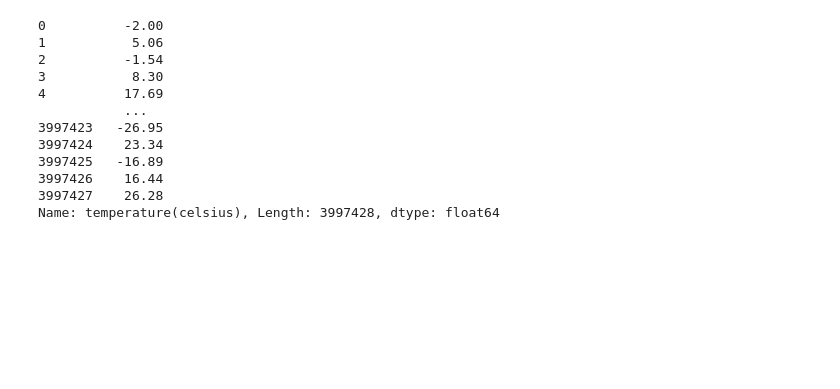
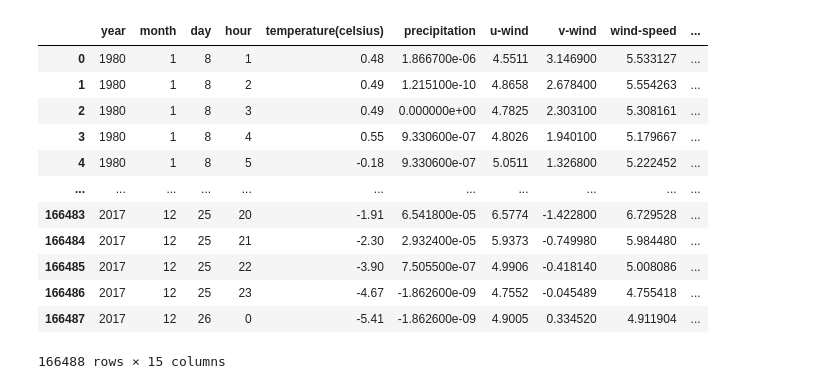
Before and after one commit to MahatmaDanG/ADSGroup16, a Jupyter notebook: ml/nn.ipynb, the cells around one changed output. Drawn from its saved outputs; the diff is of its cells as text; code cells hidden in the pictures; blank space fills up the shorter version.

```diff
--- a/ml/nn.ipynb
+++ b/ml/nn.ipynb
@@ -60,3 +118,17 @@ dfs
 # %%
-dfs.sort_values(by=["year","month","day","hour"], inplace=True)
-dfs.reset_index(drop=True, inplace=True)
+y.reset_index(drop=True, inplace=True)
+y
+# %% [output]
+|  | year | month | day | hour | temperature(celsius) | precipitation | u-wind | v-wind | wind-speed | ... |
+| 0 | 1980 | 1 | 8 | 1 | 0.48 | 1.866700e-06 | 4.5511 | 3.146900 | 5.533127 | ... |
+| 1 | 1980 | 1 | 8 | 2 | 0.49 | 1.215100e-10 | 4.8658 | 2.678400 | 5.554263 | ... |
+| 2 | 1980 | 1 | 8 | 3 | 0.49 | 0.000000e+00 | 4.7825 | 2.303100 | 5.308161 | ... |
+| 3 | 1980 | 1 | 8 | 4 | 0.55 | 9.330600e-07 | 4.8026 | 1.940100 | 5.179667 | ... |
+| 4 | 1980 | 1 | 8 | 5 | -0.18 | 9.330600e-07 | 5.0511 | 1.326800 | 5.222452 | ... |
+| ... | ... | ... | ... | ... | ... | ... | ... | ... | ... | ... |
+| 166483 | 2017 | 12 | 25 | 20 | -1.91 | 6.541800e-05 | 6.5774 | -1.422800 | 6.729528 | ... |
+| 166484 | 2017 | 12 | 25 | 21 | -2.30 | 2.932400e-05 | 5.9373 | -0.749980 | 5.984480 | ... |
+| 166485 | 2017 | 12 | 25 | 22 | -3.90 | 7.505500e-07 | 4.9906 | -0.418140 | 5.008086 | ... |
+| 166486 | 2017 | 12 | 25 | 23 | -4.67 | -1.862600e-09 | 4.7552 | -0.045489 | 4.755418 | ... |
+| 166487 | 2017 | 12 | 26 | 0 | -5.41 | -1.862600e-09 | 4.9005 | 0.334520 | 4.911904 | ... |
+166488 rows × 15 columns
@@ -70,16 +134,0 @@ y = rest_data[y_var]
-# %%
-X = rest_data.drop(y_var, axis=1)
-X_test = test_data[y_var]
-# %% [output]
-0          -2.00
-1           5.06
-2          -1.54
-3           8.30
-4          17.69
-           ...
-3997423   -26.95
-3997424    23.34
-3997425   -16.89
-3997426    16.44
-3997427    26.28
-Name: temperature(celsius), Length: 3997428, dtype: float64
```
Also changed, not shown: parts of 31 cells of this notebook, 8 other files.
